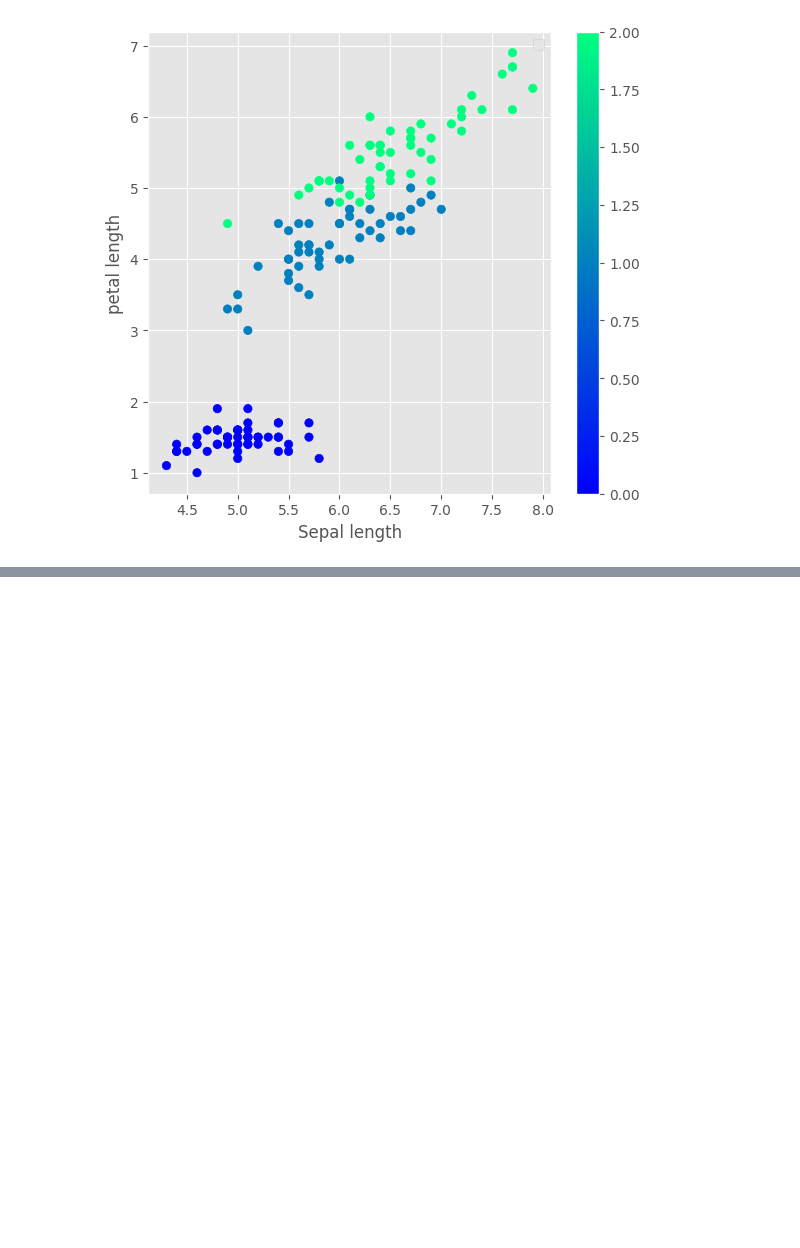
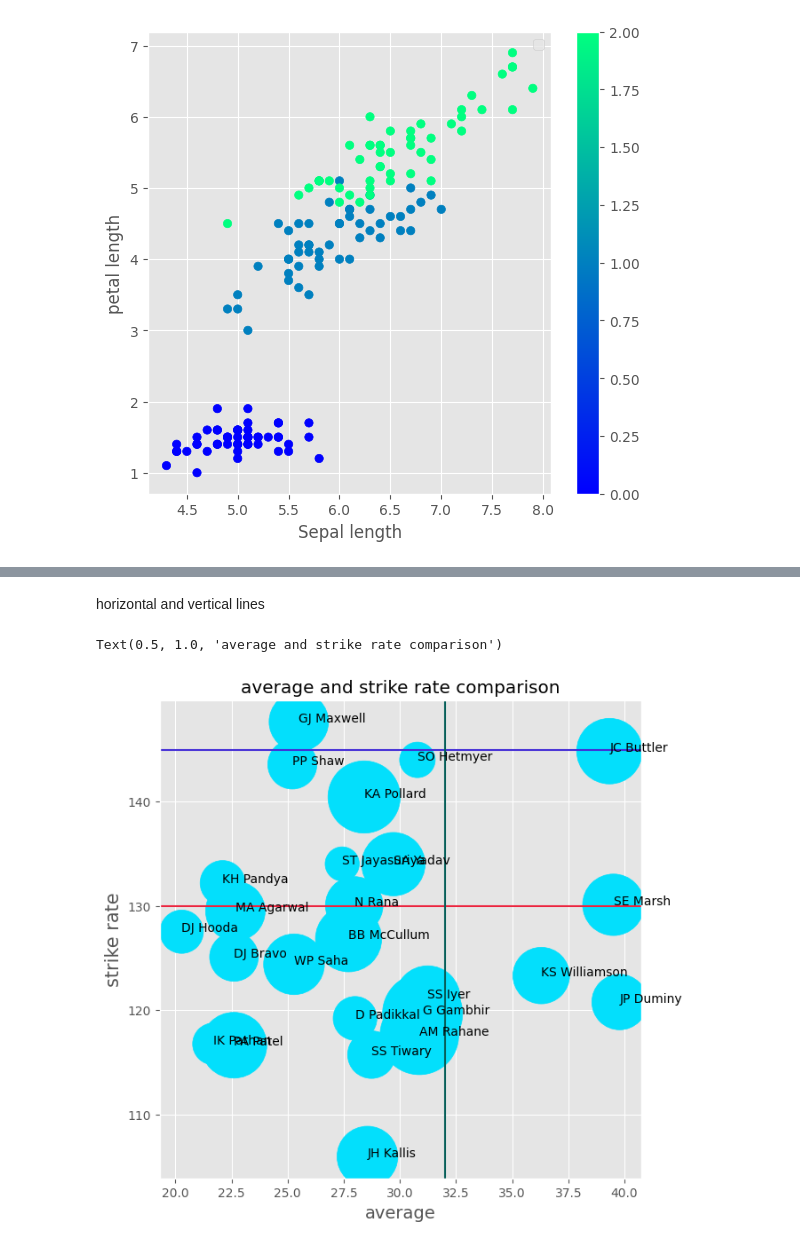
Before and after one commit to Ganesh20000/100_day_of_code, a Jupyter notebook: matplotlib/session24.ipynb, the cells around one changed output, grey strips where cells are left out. Drawn from its saved outputs; the diff is of its cells as text; code cells hidden in the pictures; blank space fills up the shorter version.

```diff
--- a/matplotlib/session24.ipynb
+++ b/matplotlib/session24.ipynb
@@ -51,0 +152,20 @@ plt.savefig('sample')
+# %% [markdown]
+horizontal and vertical lines
+# %%
+plt.figure(figsize=(7,7))
+plt.scatter(random['avg'],random['strike_rate'],color='#03DFFC',s=random['runs'])
+
+plt.axhline(130,color='#EC253F')
+plt.axhline(145,color='#432DD7')
+plt.axvline(32,color='#075F5A')
+for i in range(random.shape[0]):
+    plt.text(random['avg'].values[i],random['strike_rate'].values[i],random['batter'].values[i])
+
+
+
+plt.xlabel("average",fontsize=14)
+plt.ylabel("strike rate",fontsize=15)
+plt.title("average and strike rate comparison")
+# %% [output]
+Text(0.5, 1.0, 'average and strike rate comparison')
+[figure, added]
```
Also changed, not shown: parts of 18 cells of this notebook, 2 other files.
